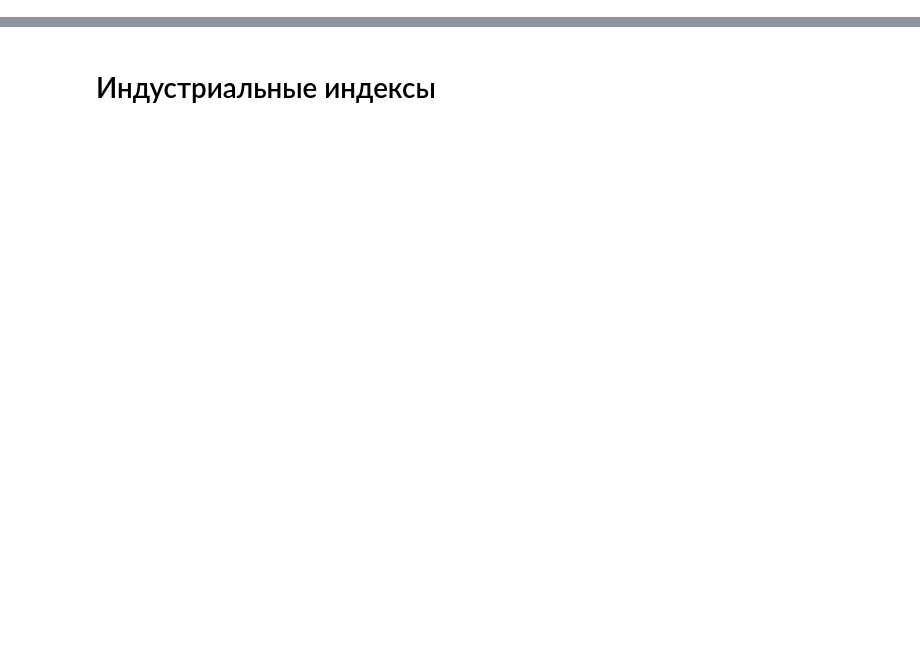
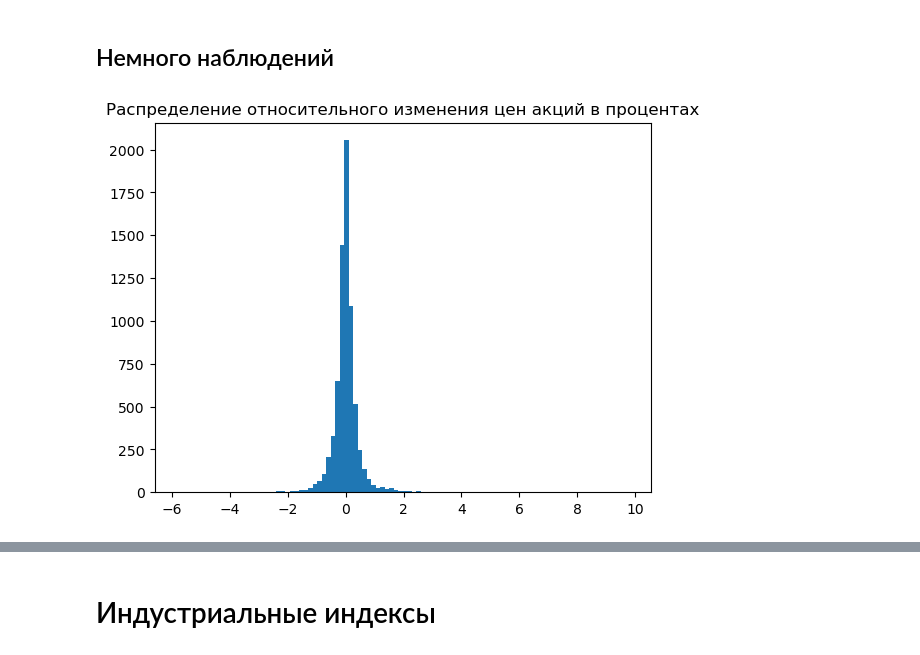
Before and after one commit to FlameInBrainSerj/project_news_graph, a Jupyter notebook: Modeling/trade_data_integration.ipynb, the cells around one changed output, grey strips where cells are left out. Saved outputs shown, nothing was run; the diff lists cells and outputs as text; code cells hidden in the pictures; blank space fills up the shorter version.

```diff
--- a/Modeling/trade_data_integration.ipynb
+++ b/Modeling/trade_data_integration.ipynb
@@ -58,5 +61,3 @@ for i in tqdm(range(len(companies_df))):
-# %%
-companies_df = pd.read_csv('companies_df.csv', index_col=0)
 # %%
 companies_df.isna().sum()
 # %% [output]
@@ -101,0 +89,8 @@ companies_df
+# %% [markdown]
+## Немного наблюдений
+# %%
+plt.hist(companies_df.price_diff_percent, bins=100)
+plt.title('Распределение относительного изменения цен акций в процентах')
+plt.show()
+# %% [output]
+[figure, added]
```
Also changed, not shown: parts of 47 cells of this notebook.
